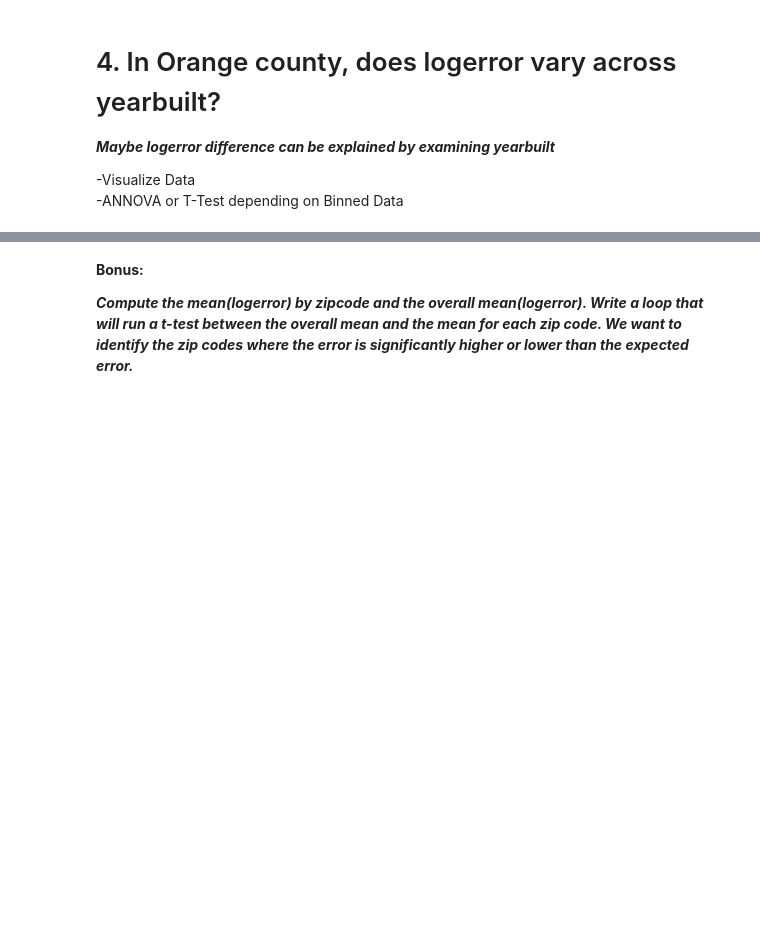
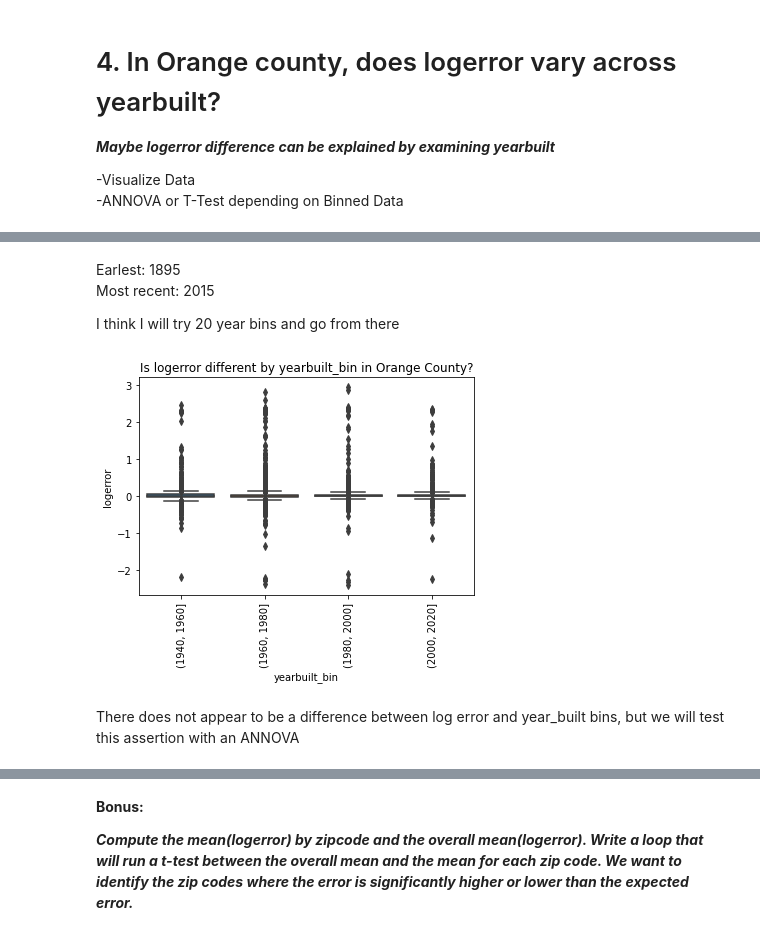
Before and after one commit to CSolitaire/clustering-exercises, a Jupyter notebook: explore_zillow.ipynb, the cells around one changed output, grey strips where cells are left out. Saved outputs shown, nothing was run; the diff lists cells and outputs as text; code cells hidden in the pictures; blank space fills up the shorter version.

```diff
--- a/explore_zillow.ipynb
+++ b/explore_zillow.ipynb
@@ -457,0 +528,17 @@ plt.show()
+# %% [markdown]
+Earlest: 1895
+Most recent: 2015
+
+I think I will try 20 year bins and go from there
+# %%
+# Make a new column with bins for better visulization and testing (min, meadian, max)
+
+or_df['yearbuilt_bin'] = pd.cut(or_df.yearbuilt, [1940, 1960, 1980, 2000, 2020])
+sns.boxplot(or_df.yearbuilt_bin, or_df.logerror)
+plt.title("Is logerror different by yearbuilt_bin in Orange County?")
+plt.xticks(rotation=90)
+plt.show()
+# %% [output]
+[figure, added]
+# %% [markdown]
+There does not appear to be a difference between log error and year_built bins, but we will test this assertion with an ANNOVA
```
Also changed, not shown: parts of 38 cells of this notebook.
